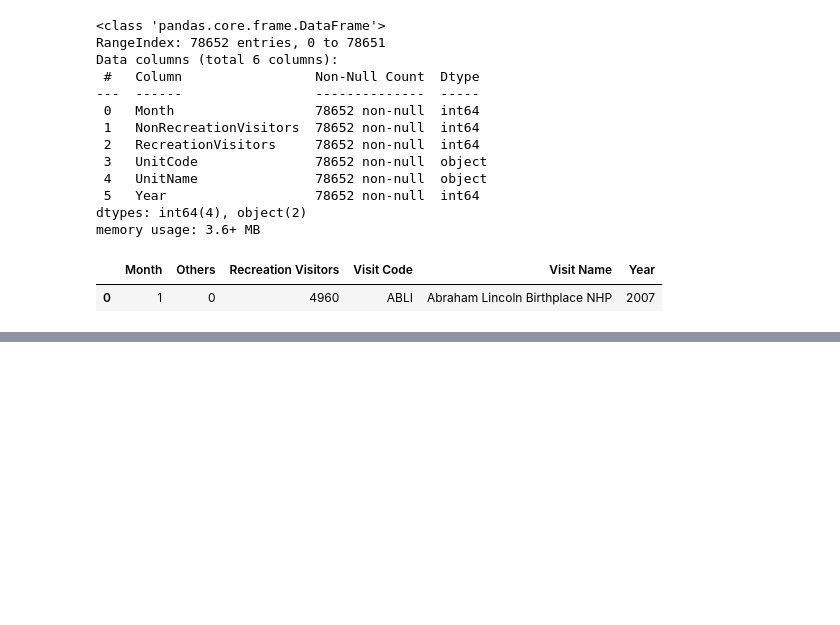
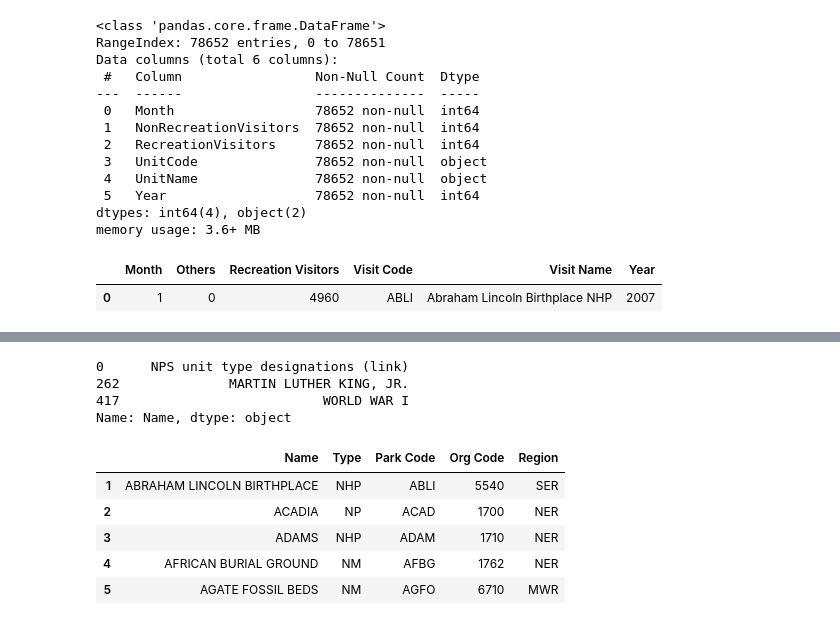
Before and after one commit to jeccalong/NPS_Mortality_Analysis, a Jupyter notebook: Notebooks/aquisitionAndCleaning.ipynb, the cells around one changed output, grey strips where cells are left out. Saved outputs shown, nothing was run; the diff lists cells and outputs as text; code cells hidden in the pictures; blank space fills up the shorter version.

```diff
--- a/Notebooks/aquisitionAndCleaning.ipynb
+++ b/Notebooks/aquisitionAndCleaning.ipynb
@@ -568,0 +708,18 @@ df_visits.to_csv("../data/NPS_visitation_data.csv", index=False)
+# %%
+df_units[df_units["Park Code"].isna()]["Name"]
+# %% [output]
+0      NPS unit type designations (link)
+262              MARTIN LUTHER KING, JR.
+417                          WORLD WAR I
+Name: Name, dtype: object
+# %%
+df_units = df_units.drop(df_units.index[0])
+
+df_units.head()
+# %% [output]
+|  | Name | Type | Park Code | Org Code | Region |
+| 1 | ABRAHAM LINCOLN BIRTHPLACE | NHP | ABLI | 5540 | SER |
+| 2 | ACADIA | NP | ACAD | 1700 | NER |
+| 3 | ADAMS | NHP | ADAM | 1710 | NER |
+| 4 | AFRICAN BURIAL GROUND | NM | AFBG | 1762 | NER |
+| 5 | AGATE FOSSIL BEDS | NM | AGFO | 6710 | MWR |
```
Also changed, not shown: parts of 17 cells of this notebook, 1 other file.
